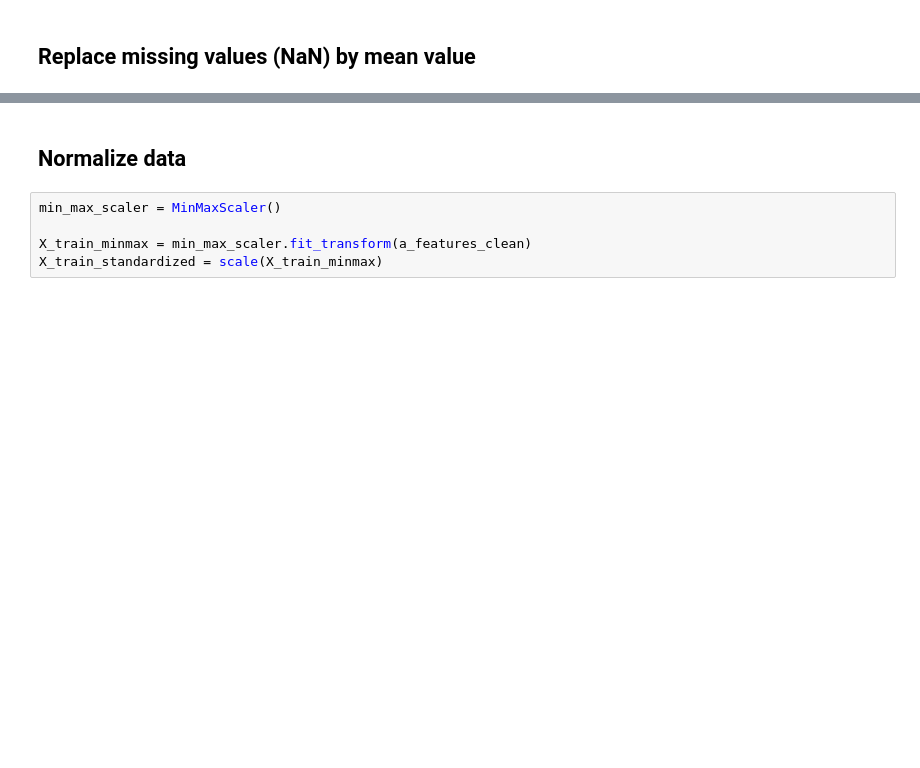
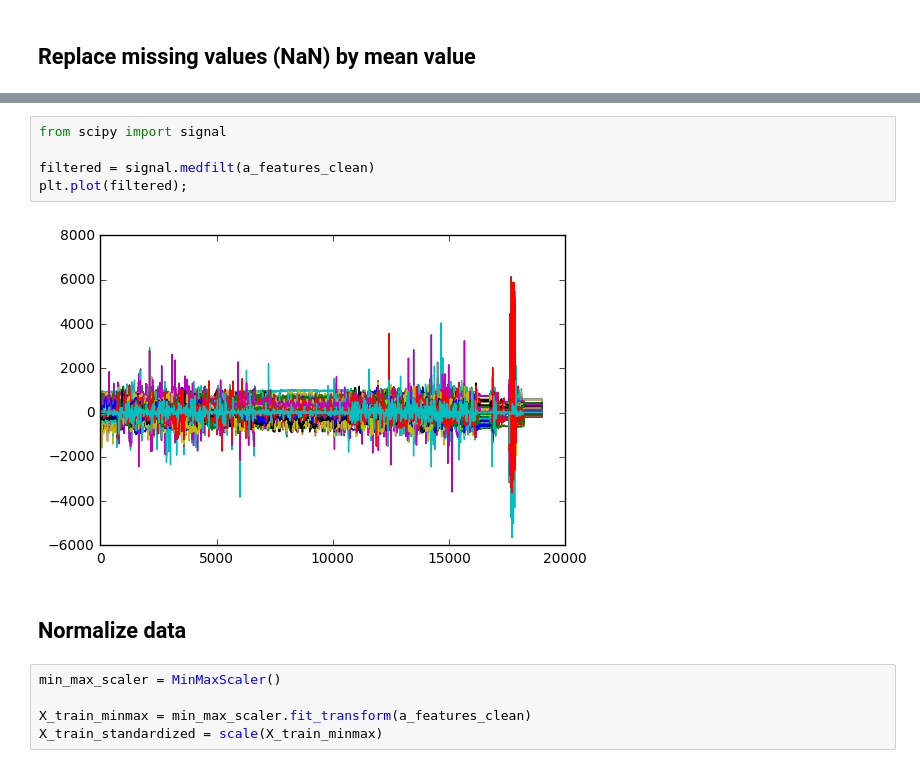
Before and after one commit to olinguyen/ece657a, a Jupyter notebook: assignment1.ipynb, the cells around one changed output, grey strips where cells are left out. Drawn from its saved outputs; the diff is of its cells as text; blank space fills up the shorter version.

```diff
--- a/assignment1.ipynb
+++ b/assignment1.ipynb
@@ -51,6 +36,13 @@ a_features_clean = imp.fit_transform(a_features)
 plt.plot(a_features_clean);
 # %% [output]
 [figure]
+# %%
+from scipy import signal
+
+filtered = signal.medfilt(a_features_clean)
+plt.plot(filtered);
+# %% [output]
+[figure, added]
 # %% [markdown]
 ## Normalize data
 # %%
```
Also changed, not shown: parts of 10 cells of this notebook.
